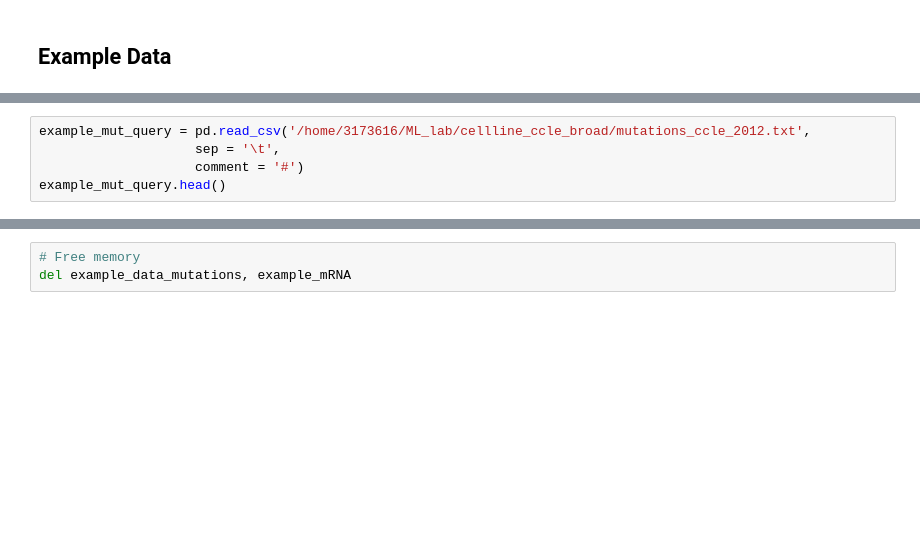
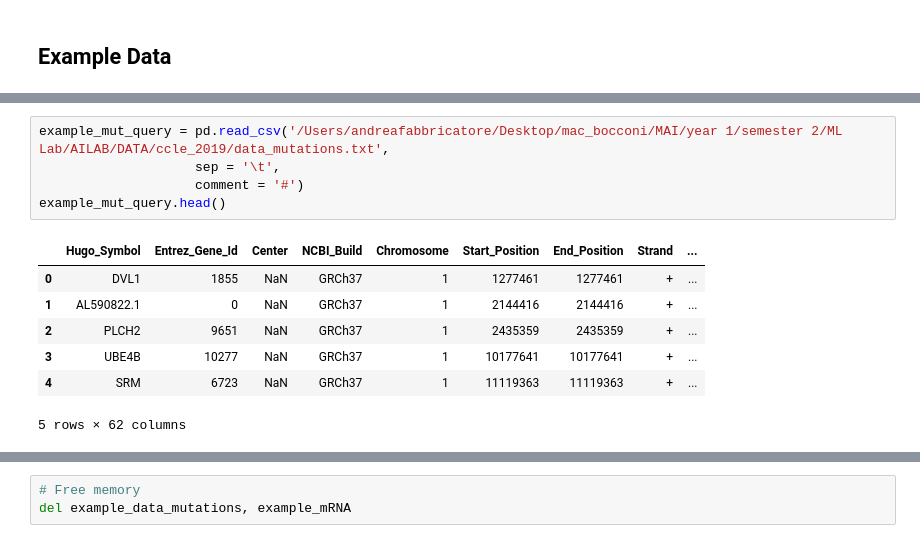
Before and after one commit to MichelangeloNardi/AILAB, a Jupyter notebook: delivery/explore_ccle.ipynb, the cells around one changed output, grey strips where cells are left out. Cells and saved outputs as stored; diff of their text form; blank space fills up the shorter version.

Commit message:
ccle eda

```diff
--- a/delivery/explore_ccle.ipynb
+++ b/delivery/explore_ccle.ipynb
@@ -56,6 +62,14 @@ example_data_mutations.head()
 # %%
-example_mut_query = pd.read_csv('/home/3173616/ML_lab/cellline_ccle_broad/mutations_ccle_2012.txt',
+example_mut_query = pd.read_csv('/Users/andreafabbricatore/Desktop/mac_bocconi/MAI/year 1/semester 2/ML Lab/AILAB/DATA/ccle_2019/data_mutations.txt',
                     sep = '\t',
                     comment = '#')
 example_mut_query.head()
+# %% [output]
+|  | Hugo_Symbol | Entrez_Gene_Id | Center | NCBI_Build | Chromosome | Start_Position | End_Position | Strand | ... |
+| 0 | DVL1 | 1855 | NaN | GRCh37 | 1 | 1277461 | 1277461 | + | ... |
+| 1 | AL590822.1 | 0 | NaN | GRCh37 | 1 | 2144416 | 2144416 | + | ... |
+| 2 | PLCH2 | 9651 | NaN | GRCh37 | 1 | 2435359 | 2435359 | + | ... |
+| 3 | UBE4B | 10277 | NaN | GRCh37 | 1 | 10177641 | 10177641 | + | ... |
+| 4 | SRM | 6723 | NaN | GRCh37 | 1 | 11119363 | 11119363 | + | ... |
+5 rows × 62 columns
 # %%
```
Also changed, not shown: parts of 26 cells of this notebook.
